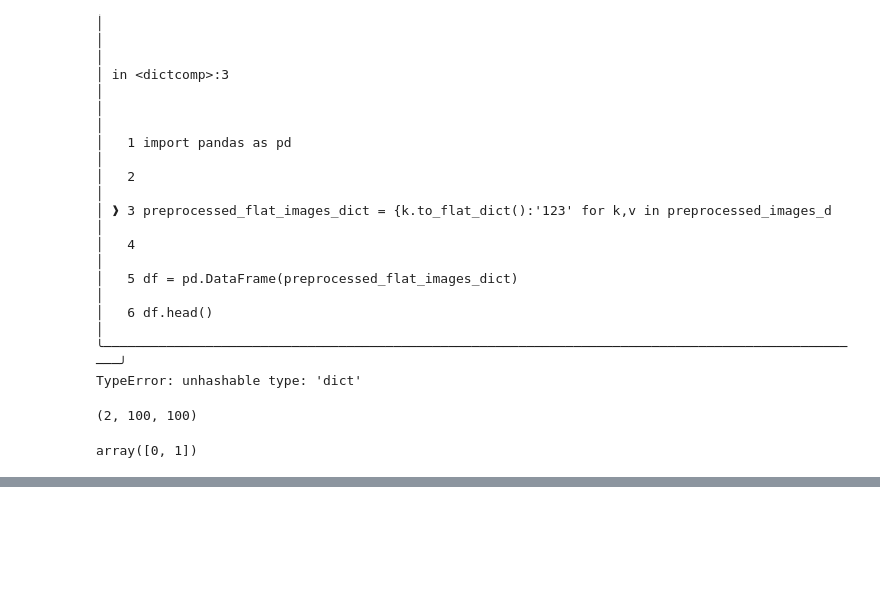
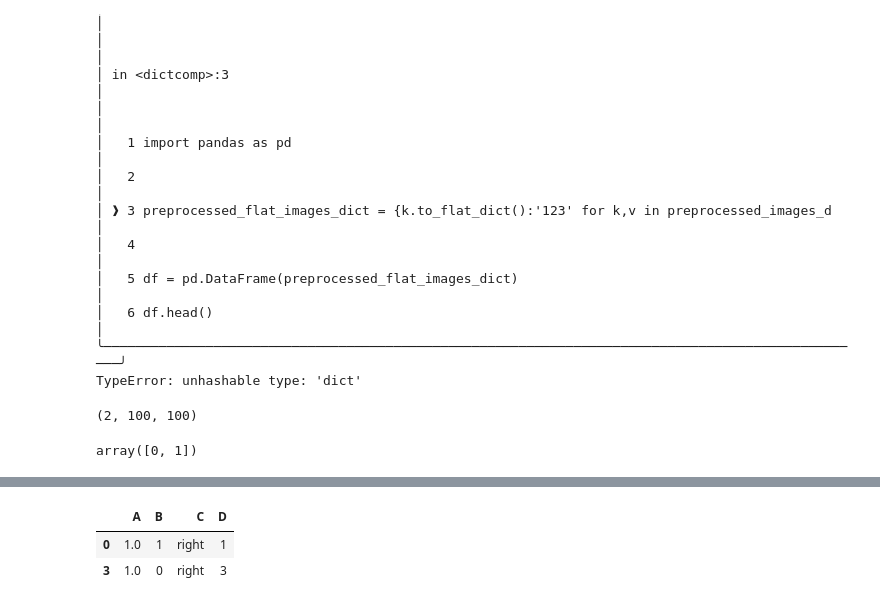
Before and after one commit to danigil/ModelXRay, a Jupyter notebook: zenml_playground.ipynb, the cells around one changed output, grey strips where cells are left out. Cells and saved outputs as stored; diff of their text form; code cells hidden in the pictures; blank space fills up the shorter version.

```diff
--- a/zenml_playground.ipynb
+++ b/zenml_playground.ipynb
@@ -664,0 +833,19 @@ df.head()
+# %%
+import numpy as np
+import pandas as pd
+
+df1 = pd.DataFrame({'A':[1,0,1,1, np.nan], 'B':[1,1,1,0,1], 'C':['right','right','wrong','right', 'right'],'D':[1,2,2,3,4]})
+filter_v = {'A':[1], 'B':[1,0], 'C':['right']}
+##Start with array of all True
+ind = [True] * len(df1)
+
+##Loop through filters, updating index
+for col, vals in filter_v.items():
+    ind = ind & (df1[col].isin(vals))
+
+##Return filtered dataframe
+df1[ind]
+# %% [output]
+|  | A | B | C | D |
+| 0 | 1.0 | 1 | right | 1 |
+| 3 | 1.0 | 0 | right | 3 |
```
Also changed, not shown: parts of 16 cells of this notebook, 10 other files.
